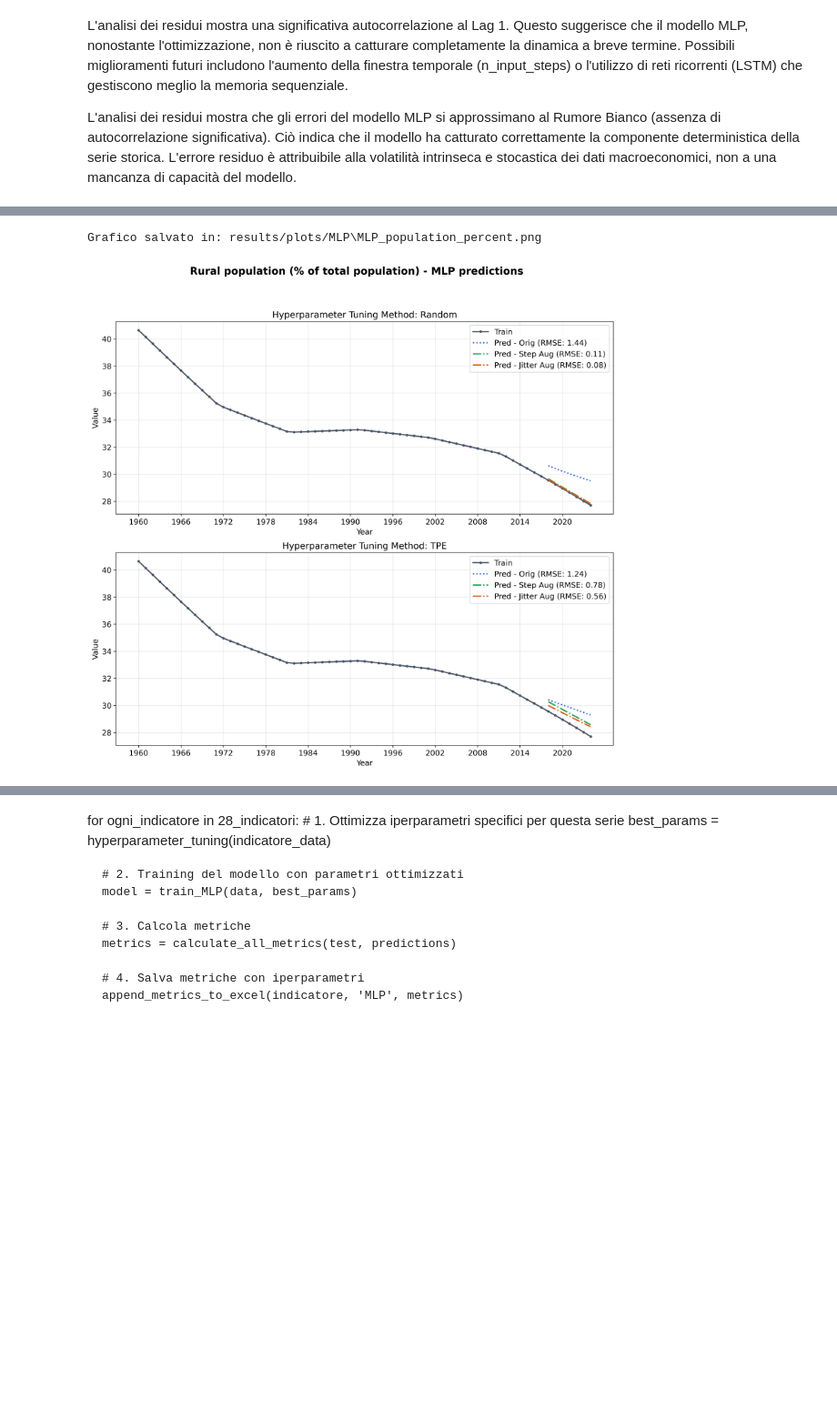
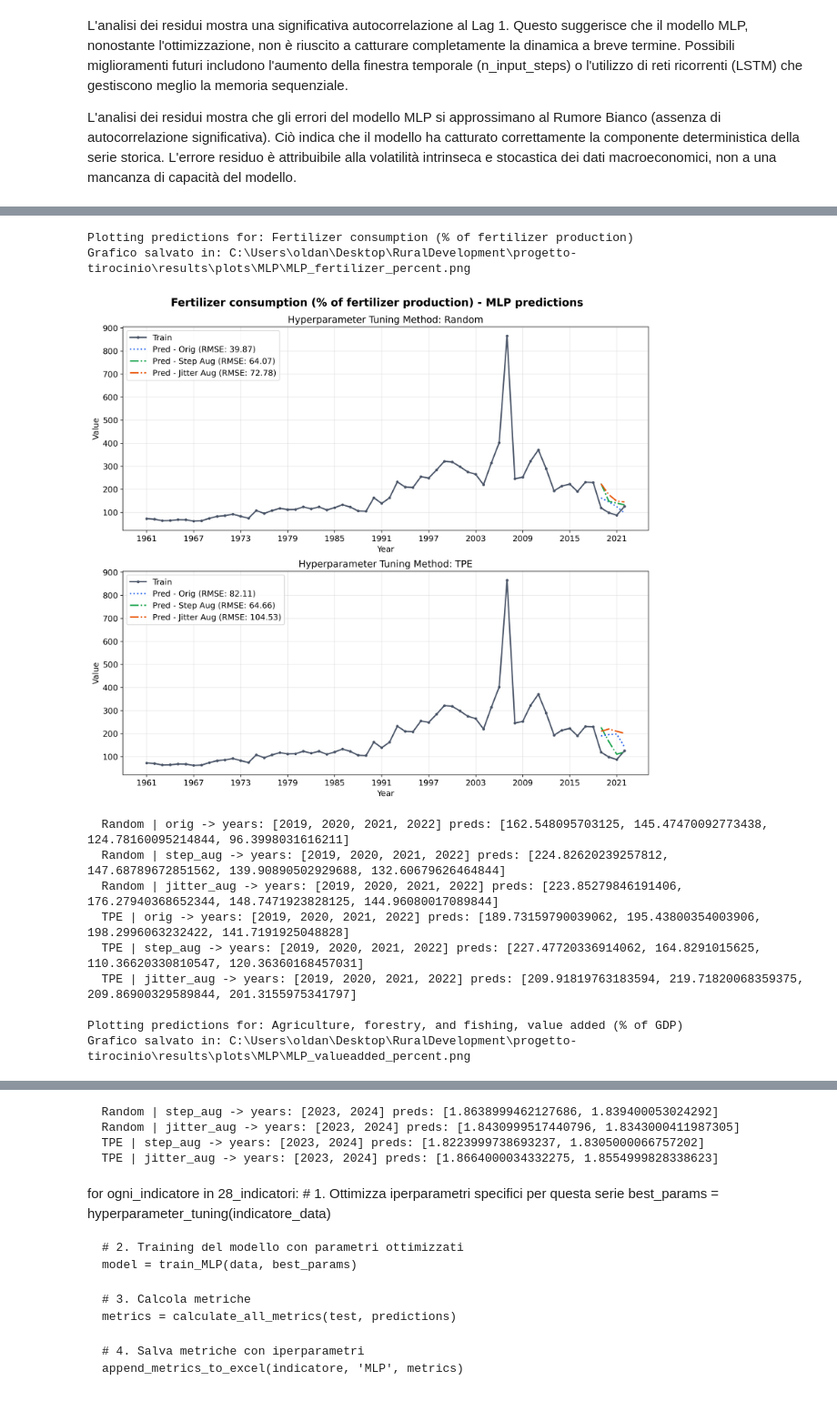
Before and after one commit to ginevraoldani/timeseries-forecasting-on-rural-development, a Jupyter notebook: notebooks/09_2_hyperparam_tuning_MLP.ipynb, the cells around one changed output, grey strips where cells are left out. Shown at 91% size. Drawn from its saved outputs; the diff is of its cells as text; code cells hidden in the pictures; blank space fills up the shorter version.

```diff
--- a/notebooks/09_2_hyperparam_tuning_MLP.ipynb
+++ b/notebooks/09_2_hyperparam_tuning_MLP.ipynb
@@ -27,11 +27,12 @@ from optuna.samplers import TPESampler, RandomSampler
 # %%
 # INDICATORS = [i for i in df.columns if i != 'Year']
 # per ora lo faccio solo su sti tre per capire se funziona
-INDICATORS = ['Rural population (% of total population)']
-
+INDICATORS = ['Fertilizer consumption (% of fertilizer production)',
+            'Agriculture, forestry, and fishing, value added (% of GDP)']
+# 'Agricultural raw materials imports (% of merchandise imports)'
+# 'Rural population (% of total population)'
 # 'Cereal yield (kg per hectare)'
 # 'Crop production index (2014-2016 = 100)'
-# 'Agriculture, forestry, and fishing, value added (% of GDP)'
 
 DF_CATEGORIES = ["orig", "step_aug", "jitter_aug"]
 # %% [markdown]
@@ -71,7 +72,7 @@ for indicator in INDICATORS:
 
     df_step = pipe.augment_step_function(x_train_vals, y_train_vals, scale_factor=10)
     df_jitter = pipe.augment_linear_with_jitter(x_train_vals, y_train_vals, scale_factor=10, noise_level=0.05)
-    visual.plot_augmented(df_step, df_jitter, x_train_vals, y_train_vals)
+    visual.plot_augmented(indicator, df_step, df_jitter, x_train_vals, y_train_vals)
     orig_aug_subsets[indicator] = {
         'full_orig': df_temp,
         'orig_train': train_orig,
@@ -327,12 +324,15 @@ for entry in tuning_results:
         'params': params,
         'metrics': eval.compute_errors(y_test_real, y_pred_real)
     }
+    residuals, stats = eval.compute_residuals(y_test_real, y_pred_real)
+
     rep.log_experiment_results(
         indicator=entry['indicator'],
         model_type="MLP",
         config_name=f"{entry['sampler']}_{entry['dataset_type']}",
         metrics=eval.compute_errors(y_test_real, y_pred_real),
-        best_params=entry['best_params']
+        best_params=entry['best_params'],
+        residuals_stats=stats
     )
     print("DONE")
 print("Refitting Completato. Anni salvati correttamente.")
@@ -377,16 +408,50 @@ Residui medi: -0.5556
 # %%
-train_orig = orig_aug_subsets[indicator]['orig_train']
-val_orig = orig_aug_subsets[indicator]['orig_val']
-test_orig = orig_aug_subsets[indicator]['orig_test']
+for indicator in INDICATORS:
+    if indicator not in orig_aug_subsets:
+        print(f"Skipping {indicator}: missing orig_aug_subsets")
+        continue
 
-visual.plot_nn_predictions(
-    indicator,
-    predictions_dict,
-    train_orig,
-    val_orig,
-    test_orig,
-    model_name="MLP"
-)
+    try:
+        train_orig = orig_aug_subsets[indicator]['orig_train']
+        val_orig = orig_aug_subsets[indicator]['orig_val']
+        test_orig = orig_aug_subsets[indicator]['orig_test']
+    except KeyError:
+        print(f"Skipping {indicator}: missing one of orig_train/orig_val/orig_test")
+        continue
+
+    if indicator not in predictions_dict:
+        print(f"Skipping {indicator}: no predictions available")
+        continue
+
+    print(f"\nPlotting predictions for: {indicator}")
+    visual.plot_nn_predictions(
+        indicator,
+        predictions_dict,
+        train_orig,
+        val_orig,
+        test_orig,
+        model_name="MLP"
+    )
+
+    # optional: print a brief summary of stored predictions per sampler/dataset
+    for sampler, cats in predictions_dict[indicator].items():
+        for cat, res in cats.items():
+            yrs = res.get("years")
+            vals = res.get("y_pred")
+            if yrs is None or vals is None:
+                print(f"  {sampler} | {cat}: missing years or preds")
+            else:
+                print(f"  {sampler} | {cat} -> years: {yrs.tolist()} preds: {np.round(vals,4).tolist()}")
 # %% [output]
-Grafico salvato in: results/plots/MLP\MLP_population_percent.png
+Plotting predictions for: Fertilizer consumption (% of fertilizer production)
+Grafico salvato in: C:\Users\oldan\Desktop\RuralDevelopment\progetto-tirocinio\results\plots\MLP\MLP_fertilizer_percent.png
-[figure, old version]
+[figure, new version]
+  Random | orig -> years: [2019, 2020, 2021, 2022] preds: [162.548095703125, 145.47470092773438, 124.78160095214844, 96.3998031616211]
+  Random | step_aug -> years: [2019, 2020, 2021, 2022] preds: [224.82620239257812, 147.68789672851562, 139.90890502929688, 132.60679626464844]
+  Random | jitter_aug -> years: [2019, 2020, 2021, 2022] preds: [223.85279846191406, 176.27940368652344, 148.7471923828125, 144.96080017089844]
+  TPE | orig -> years: [2019, 2020, 2021, 2022] preds: [189.73159790039062, 195.43800354003906, 198.2996063232422, 141.7191925048828]
+  TPE | step_aug -> years: [2019, 2020, 2021, 2022] preds: [227.47720336914062, 164.8291015625, 110.36620330810547, 120.36360168457031]
+  TPE | jitter_aug -> years: [2019, 2020, 2021, 2022] preds: [209.91819763183594, 219.71820068359375, 209.86900329589844, 201.3155975341797]
+
+Plotting predictions for: Agriculture, forestry, and fishing, value added (% of GDP)
+Grafico salvato in: C:\Users\oldan\Desktop\RuralDevelopment\progetto-tirocinio\results\plots\MLP\MLP_valueadded_percent.png
@@ -393,3 +459,7 @@ Grafico salvato in: results/plots/MLP\MLP_population_percent.png
+  Random | step_aug -> years: [2023, 2024] preds: [1.8638999462127686, 1.839400053024292]
+  Random | jitter_aug -> years: [2023, 2024] preds: [1.8430999517440796, 1.8343000411987305]
+  TPE | step_aug -> years: [2023, 2024] preds: [1.8223999738693237, 1.8305000066757202]
+  TPE | jitter_aug -> years: [2023, 2024] preds: [1.8664000034332275, 1.8554999828338623]
 # %% [markdown]
 for ogni_indicatore in 28_indicatori:
     # 1. Ottimizza iperparametri specifici per questa serie
```
Also changed, not shown: parts of 8 cells of this notebook, 34 other files.
